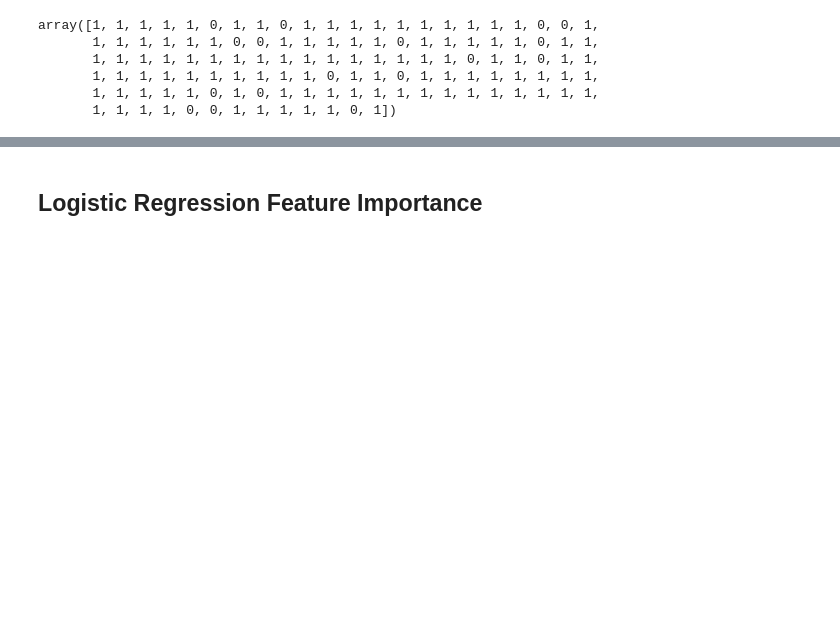
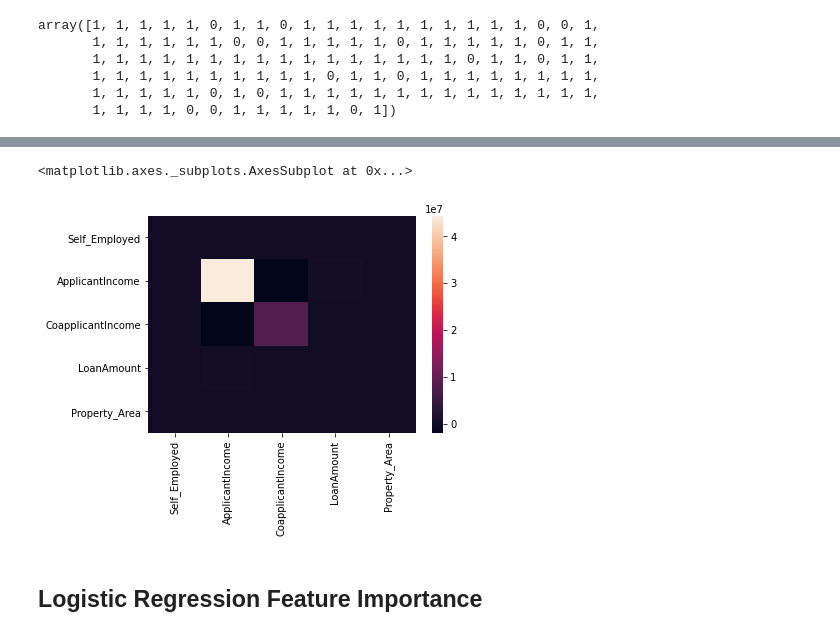
Before and after one commit to Boitymellow95/acml-project-loan-prediction-project, a Jupyter notebook: loanPredictionProject.ipynb, the cells around one changed output, grey strips where cells are left out. Cells and saved outputs as stored; diff of their text form; code cells hidden in the pictures; blank space fills up the shorter version.

```diff
--- a/loanPredictionProject.ipynb
+++ b/loanPredictionProject.ipynb
@@ -362,3 +371,8 @@ array([1, 1, 1, 1, 1, 0, 1, 1, 0, 1, 1, 1, 1, 1, 1, 1, 1, 1, 1, 0, 0, 1,
+# %%
+sns.heatmap(x_train.cov())
+# %% [output]
+<matplotlib.axes._subplots.AxesSubplot at 0x...>
+[figure, added]
 # %% [markdown]
 ## Logistic Regression Feature Importance ##
 # %%
```
Also changed, not shown: parts of 3 cells of this notebook.
